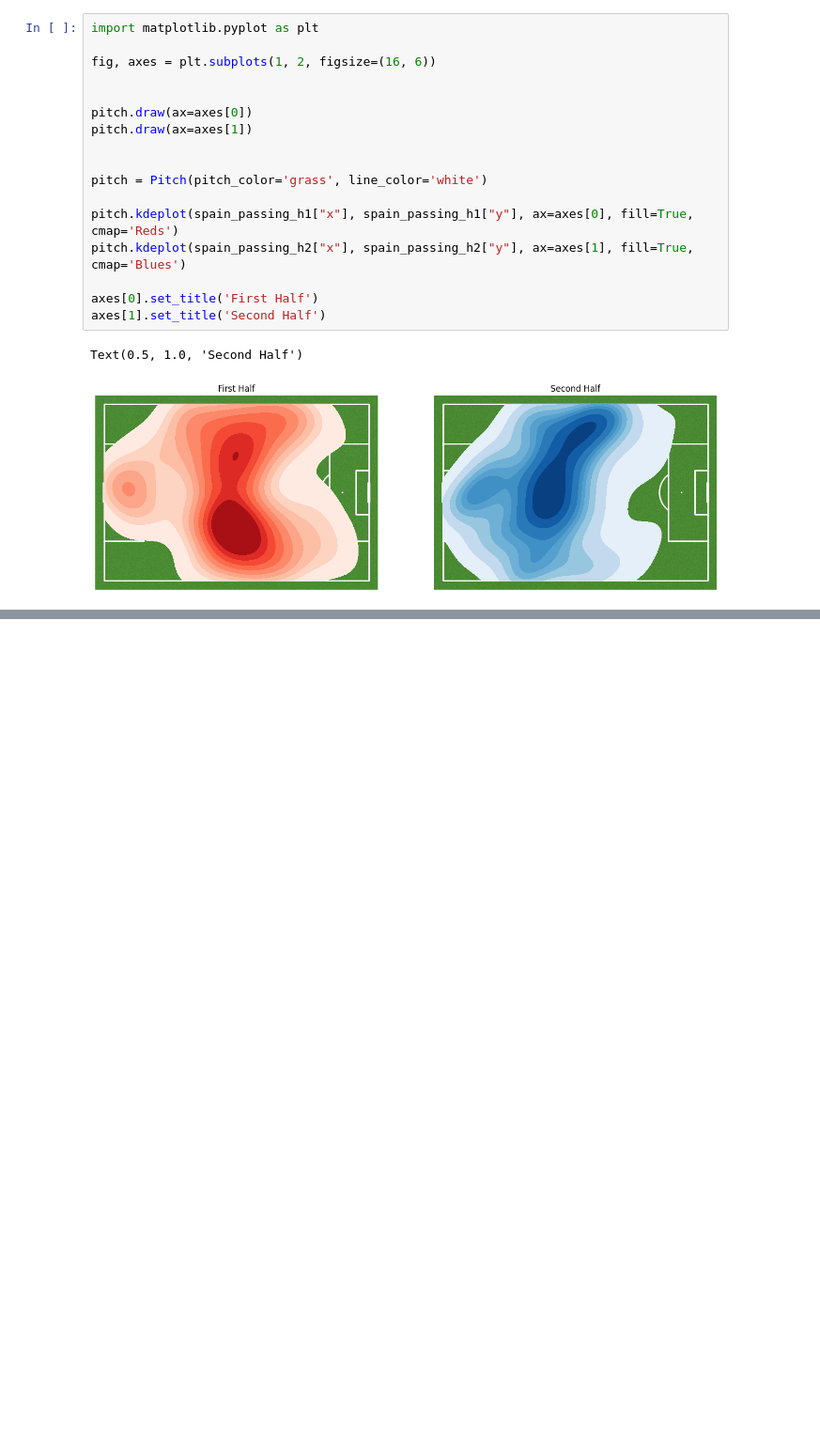
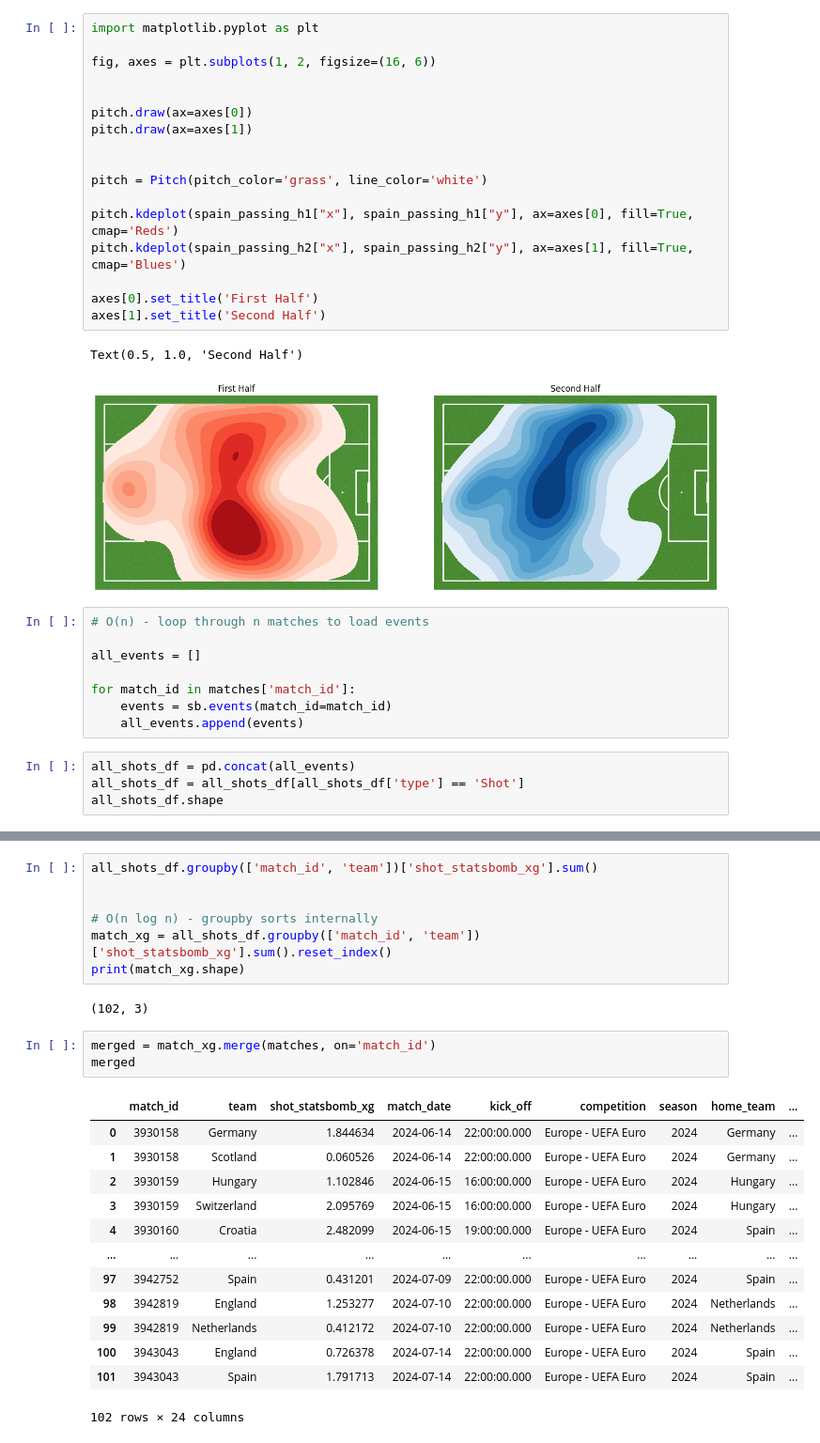
Before and after one commit to molinaferrerj/EUROCUP-ANALYTICS, a Jupyter notebook: 01_explore.ipynb, the cells around one changed output, grey strips where cells are left out. Shown at 94% size. Saved outputs shown, nothing was run; the diff lists cells and outputs as text; blank space fills up the shorter version.

```diff
--- a/01_explore.ipynb
+++ b/01_explore.ipynb
@@ -360,3 +378,15 @@ axes[1].set_title('Second Half')
 # %% [output]
 Text(0.5, 1.0, 'Second Half')
 [figure]
+# %%
+# O(n) - loop through n matches to load events
+
+all_events = []
+
+for match_id in matches['match_id']:
+    events = sb.events(match_id=match_id)
+    all_events.append(events)
+# %%
+all_shots_df = pd.concat(all_events)
+all_shots_df = all_shots_df[all_shots_df['type'] == 'Shot']
+all_shots_df.shape
@@ -362,0 +415,26 @@ Text(0.5, 1.0, 'Second Half')
+# %%
+all_shots_df.groupby(['match_id', 'team'])['shot_statsbomb_xg'].sum()
+
+
+# O(n log n) - groupby sorts internally
+match_xg = all_shots_df.groupby(['match_id', 'team'])['shot_statsbomb_xg'].sum().reset_index()
+print(match_xg.shape)
+# %% [output]
+(102, 3)
+# %%
+merged = match_xg.merge(matches, on='match_id')
+merged
+# %% [output]
+|  | match_id | team | shot_statsbomb_xg | match_date | kick_off | competition | season | home_team | ... |
+| 0 | 3930158 | Germany | 1.844634 | 2024-06-14 | 22:00:00.000 | Europe - UEFA Euro | 2024 | Germany | ... |
+| 1 | 3930158 | Scotland | 0.060526 | 2024-06-14 | 22:00:00.000 | Europe - UEFA Euro | 2024 | Germany | ... |
+| 2 | 3930159 | Hungary | 1.102846 | 2024-06-15 | 16:00:00.000 | Europe - UEFA Euro | 2024 | Hungary | ... |
+| 3 | 3930159 | Switzerland | 2.095769 | 2024-06-15 | 16:00:00.000 | Europe - UEFA Euro | 2024 | Hungary | ... |
+| 4 | 3930160 | Croatia | 2.482099 | 2024-06-15 | 19:00:00.000 | Europe - UEFA Euro | 2024 | Spain | ... |
+| ... | ... | ... | ... | ... | ... | ... | ... | ... | ... |
+| 97 | 3942752 | Spain | 0.431201 | 2024-07-09 | 22:00:00.000 | Europe - UEFA Euro | 2024 | Spain | ... |
+| 98 | 3942819 | England | 1.253277 | 2024-07-10 | 22:00:00.000 | Europe - UEFA Euro | 2024 | Netherlands | ... |
+| 99 | 3942819 | Netherlands | 0.412172 | 2024-07-10 | 22:00:00.000 | Europe - UEFA Euro | 2024 | Netherlands | ... |
+| 100 | 3943043 | England | 0.726378 | 2024-07-14 | 22:00:00.000 | Europe - UEFA Euro | 2024 | Spain | ... |
+| 101 | 3943043 | Spain | 1.791713 | 2024-07-14 | 22:00:00.000 | Europe - UEFA Euro | 2024 | Spain | ... |
+102 rows × 24 columns
```
Also changed, not shown: parts of 11 cells of this notebook.
